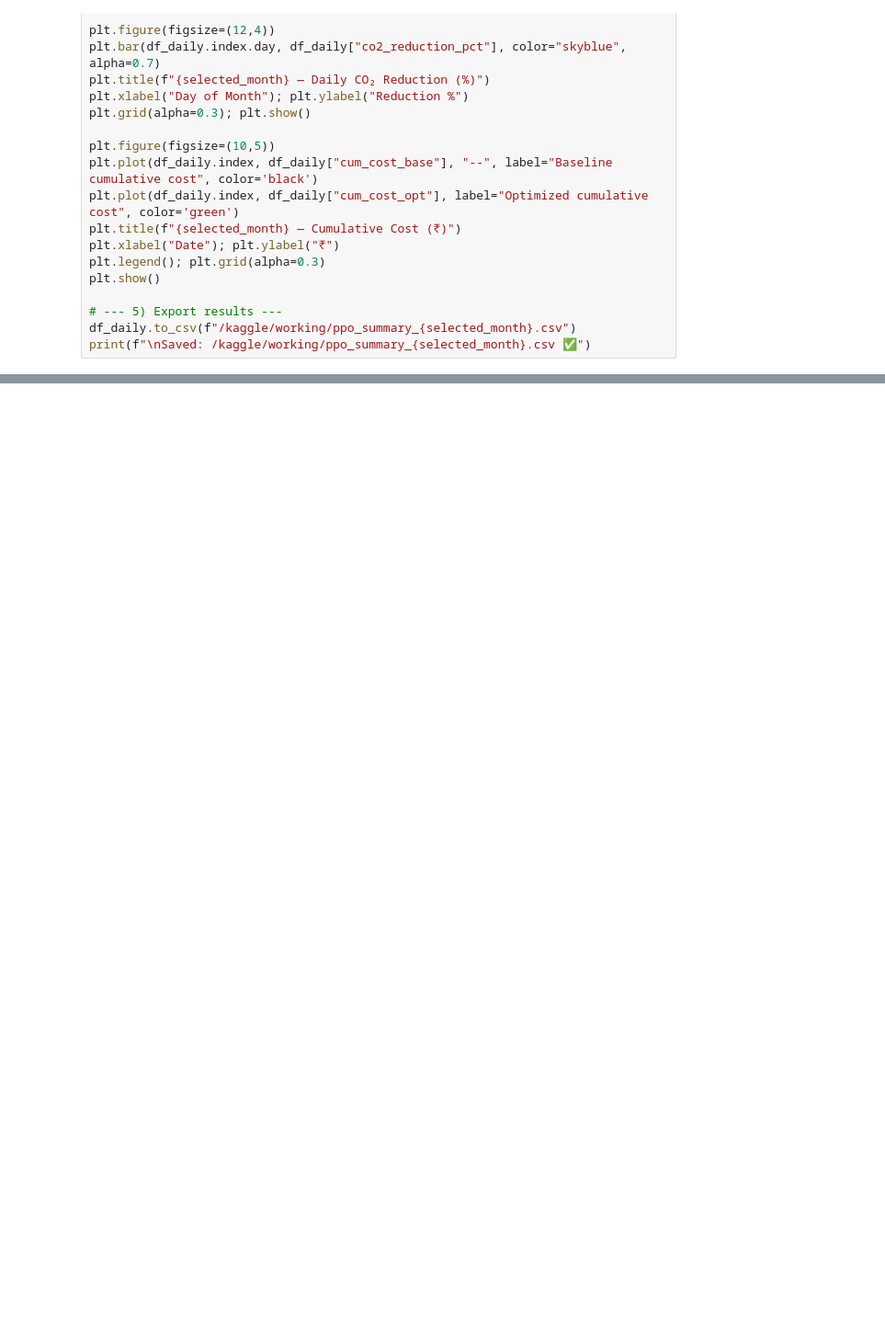
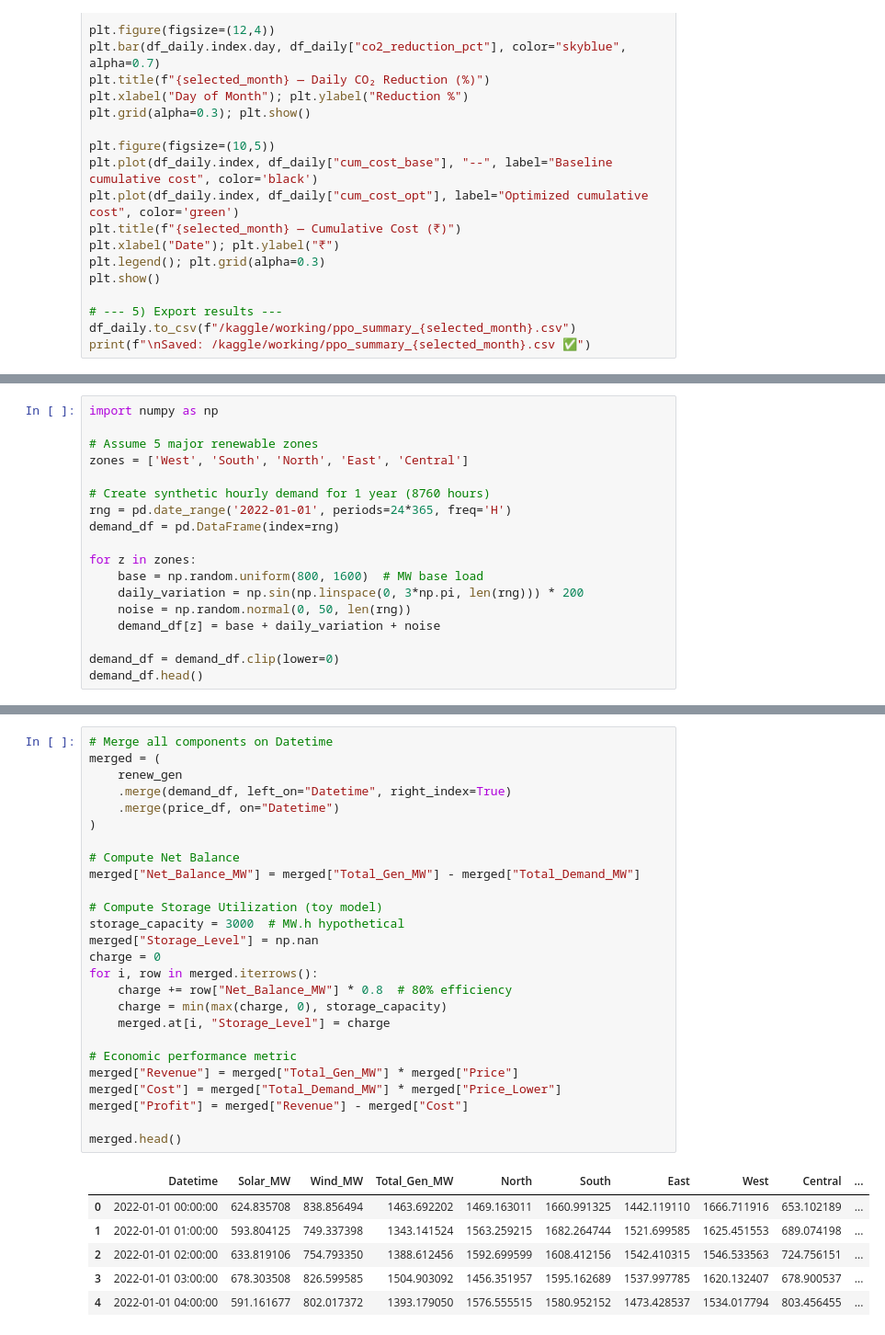
Before and after one commit to yashraj2310/Smart-energy-Forecast, a Jupyter notebook: smart-energy-forecasting-and-optimisation.ipynb, the cells around one changed output, grey strips where cells are left out. Shown at 92% size. Saved outputs shown, nothing was run; the diff lists cells and outputs as text; blank space fills up the shorter version.

```diff
--- a/smart-energy-forecasting-and-optimisation.ipynb
+++ b/smart-energy-forecasting-and-optimisation.ipynb
@@ -2078,0 +2139,18 @@ joblib.dump(xgb_model, "/kaggle/working/xgb_forecast_model.pkl")
+# %%
+import numpy as np
+
+# Assume 5 major renewable zones
+zones = ['West', 'South', 'North', 'East', 'Central']
+
+# Create synthetic hourly demand for 1 year (8760 hours)
+rng = pd.date_range('2022-01-01', periods=24*365, freq='H')
+demand_df = pd.DataFrame(index=rng)
+
+for z in zones:
+    base = np.random.uniform(800, 1600)  # MW base load
+    daily_variation = np.sin(np.linspace(0, 3*np.pi, len(rng))) * 200
+    noise = np.random.normal(0, 50, len(rng))
+    demand_df[z] = base + daily_variation + noise
+
+demand_df = demand_df.clip(lower=0)
+demand_df.head()
@@ -2078,0 +2224,33 @@ joblib.dump(xgb_model, "/kaggle/working/xgb_forecast_model.pkl")
+# %%
+# Merge all components on Datetime
+merged = (
+    renew_gen
+    .merge(demand_df, left_on="Datetime", right_index=True)
+    .merge(price_df, on="Datetime")
+)
+
+# Compute Net Balance
+merged["Net_Balance_MW"] = merged["Total_Gen_MW"] - merged["Total_Demand_MW"]
+
+# Compute Storage Utilization (toy model)
+storage_capacity = 3000  # MW.h hypothetical
+merged["Storage_Level"] = np.nan
+charge = 0
+for i, row in merged.iterrows():
+    charge += row["Net_Balance_MW"] * 0.8  # 80% efficiency
+    charge = min(max(charge, 0), storage_capacity)
+    merged.at[i, "Storage_Level"] = charge
+
+# Economic performance metric
+merged["Revenue"] = merged["Total_Gen_MW"] * merged["Price"]
+merged["Cost"] = merged["Total_Demand_MW"] * merged["Price_Lower"]
+merged["Profit"] = merged["Revenue"] - merged["Cost"]
+
+merged.head()
+# %% [output]
+|  | Datetime | Solar_MW | Wind_MW | Total_Gen_MW | North | South | East | West | Central | ... |
+| 0 | 2022-01-01 00:00:00 | 624.835708 | 838.856494 | 1463.692202 | 1469.163011 | 1660.991325 | 1442.119110 | 1666.711916 | 653.102189 | ... |
+| 1 | 2022-01-01 01:00:00 | 593.804125 | 749.337398 | 1343.141524 | 1563.259215 | 1682.264744 | 1521.699585 | 1625.451553 | 689.074198 | ... |
+| 2 | 2022-01-01 02:00:00 | 633.819106 | 754.793350 | 1388.612456 | 1592.699599 | 1608.412156 | 1542.410315 | 1546.533563 | 724.756151 | ... |
+| 3 | 2022-01-01 03:00:00 | 678.303508 | 826.599585 | 1504.903092 | 1456.351957 | 1595.162689 | 1537.997785 | 1620.132407 | 678.900537 | ... |
+| 4 | 2022-01-01 04:00:00 | 591.161677 | 802.017372 | 1393.179050 | 1576.555515 | 1580.952152 | 1473.428537 | 1534.017794 | 803.456455 | ... |
```
Also changed, not shown: parts of 21 cells of this notebook.
